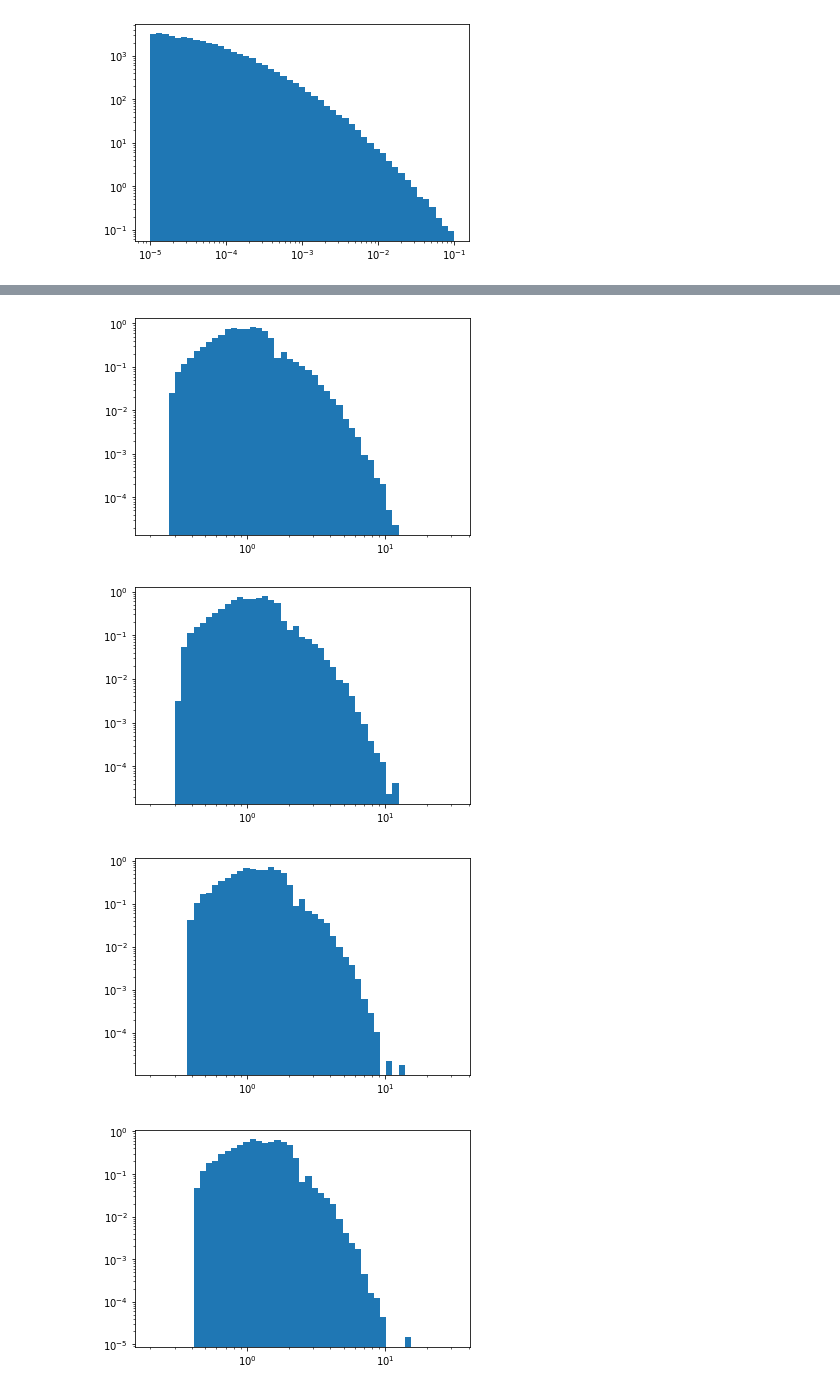
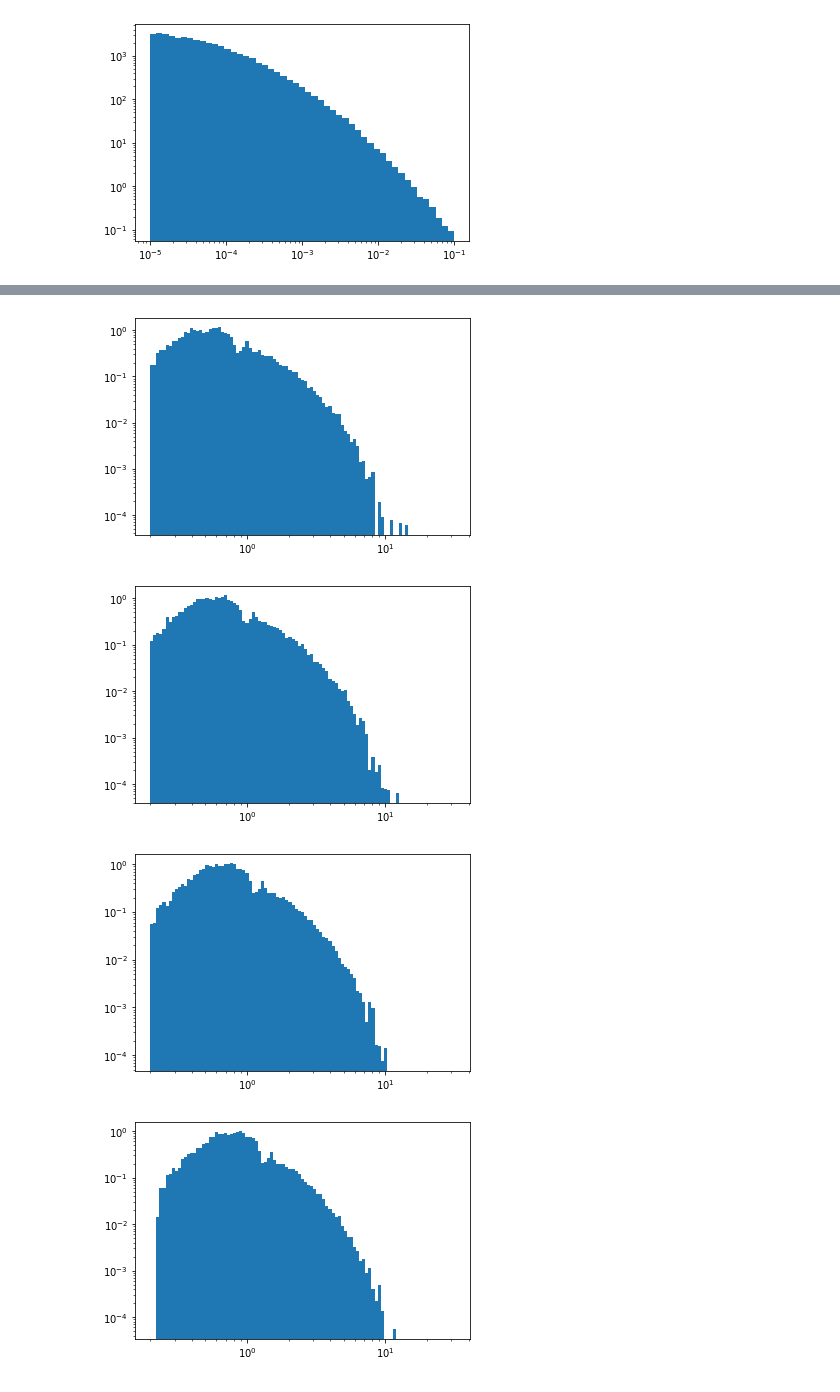
Before and after one commit to Schimmenti/Creep, a Jupyter notebook: Creep.ipynb, the cells around one changed output, grey strips where cells are left out. Saved outputs shown, nothing was run; the diff lists cells and outputs as text; code cells hidden in the pictures.

```diff
--- a/Creep.ipynb
+++ b/Creep.ipynb
@@ -189,13 +189,13 @@ plt.yscale('log')
 # %% [output]
 [figure]
 # %%
-for n_max in np.logspace(-4,-2,10):
+for n_max in np.logspace(-5,-3,10):
   g_cut = g_decl.copy()
   g_cut.remove_edges_from([(n1, n2) for n1, n2, w in g_cut.edges(data="weight") if w <= n_max])
   n_c = np.array([len(c) for c in nx.weakly_connected_components(g_cut)])
   s_c = np.array([ catalog[list(c),3].sum()  for c in nx.weakly_connected_components(g_cut)])
   s_max = np.mean(s_c**2)/(2*np.mean(s_c))
-  plt.hist(s_c/s_max, bins=np.logspace(-0.7,1.5), density=True)
+  plt.hist(s_c/s_max, bins=np.logspace(-0.7,1.5,100), density=True)
   plt.yscale('log')
   plt.xscale('log')
   plt.show()
@@ -206,4 +206,4 @@ for n_max in np.logspace(-4,-2,10):
-[figure, old version]
+[figure, new version]
-[figure, old version]
+[figure, new version]
-[figure, old version]
+[figure, new version]
-[figure, old version]
+[figure, new version]
```
Also changed, not shown: parts of 1 cell of this notebook.
